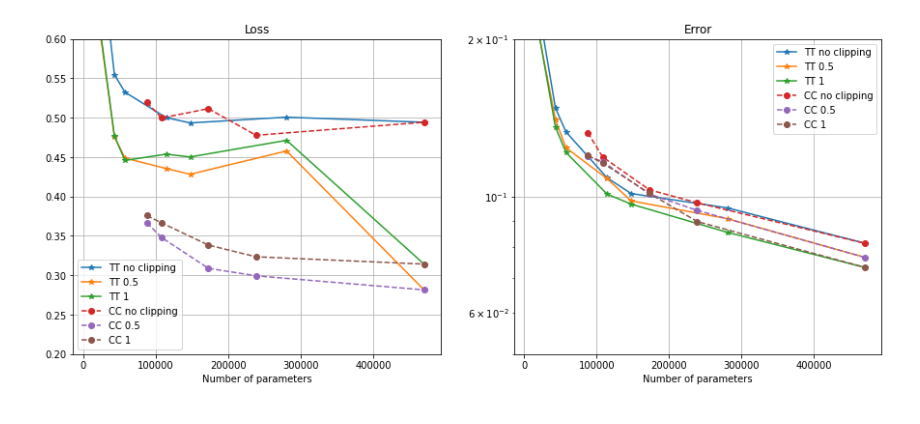
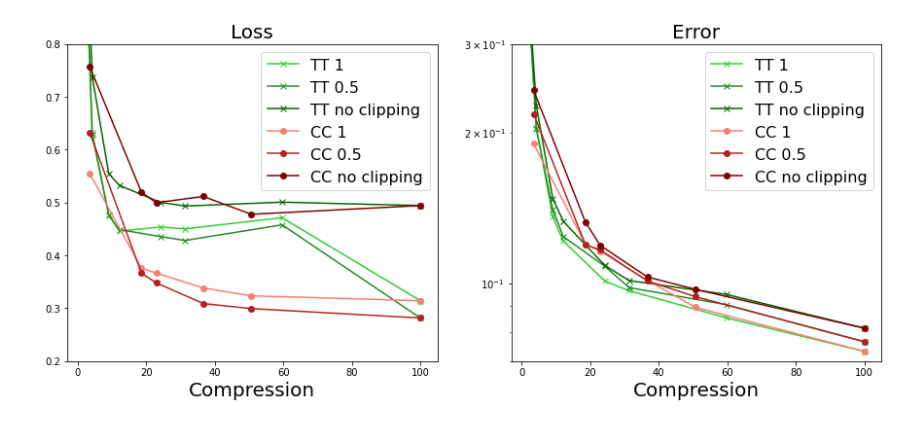
Before and after one commit to WhiteTeaDragon/SingularValues, a Jupyter notebook: TTvsCC/TTvsCC.ipynb, the cells around one changed output. Saved outputs shown, nothing was run; the diff lists cells and outputs as text; code cells hidden in the pictures.

```diff
--- a/TTvsCC/TTvsCC.ipynb
+++ b/TTvsCC/TTvsCC.ipynb
@@ -30,7 +33,10 @@ def values(isTT, params):
                 else:
                     history = pickle.load(open('trainHistoryDict' + names_by_clip[j] + "_200_epochs", "rb"))
             else:
-                history = pickle.load(open('n_' + str(i) + '_trainHistoryDict' + names_by_clip[j], "rb"))
+                str_i = str(i)
+                if i == 200:
+                    str_i = "c0"
+                history = pickle.load(open('n_' + str_i + '_trainHistoryDict' + names_by_clip[j], "rb"))
             ind = np.argmax(history['val_acc'])
             best_val_loss[j].append(history['val_loss'][ind])
             best_val_err[j].append(1 - history['val_acc'][ind])
@@ -43,4 +49,4 @@ def values(isTT, params):
     return number_of_params, best_val_err, best_val_loss
 # %%
 number_of_params_tt, best_val_err_tt, best_val_loss_tt = values(True, (1, 2, 4, 8, 10, 16, 20, 32))
-number_of_params_cc, best_val_err_cc, best_val_loss_cc = values(False, (7, 5, 3, 2))
+number_of_params_cc, best_val_err_cc, best_val_loss_cc = values(False, (200, 7, 5, 3, 2))
@@ -64,34 +53,39 @@ Learning rate:  0.001
+# %%
+number_of_params_tt = number_of_params_tt / np.max(number_of_params_tt) * 100
+number_of_params_cc = number_of_params_cc / np.max(number_of_params_cc) * 100
 # %%
 import matplotlib.pyplot as plt
 
 fig, axs = plt.subplots(1, 2, figsize=(15, 6))
 axs[0].grid(True)
 axs[1].grid(True)
-axs[0].plot(number_of_params_tt, best_val_loss_tt[0], '*', linestyle='-', label='TT no clipping')
-axs[0].plot(number_of_params_tt, best_val_loss_tt[1], '*', linestyle='-', label='TT 0.5')
-axs[0].plot(number_of_params_tt, best_val_loss_tt[2], '*', linestyle='-', label='TT 1')
-axs[0].plot(number_of_params_cc, best_val_loss_cc[0], 'o', linestyle='--', label='CC no clipping')
-axs[0].plot(number_of_params_cc, best_val_loss_cc[1], 'o', linestyle='--', label='CC 0.5')
-axs[0].plot(number_of_params_cc, best_val_loss_cc[2], 'o', linestyle='--', label='CC 1')
-axs[0].set_title('Loss')
-axs[0].set_xlabel('Number of parameters')
-axs[0].set_ylim(0.2, 0.6)
+axs[0].plot(number_of_params_tt, best_val_loss_tt[2], 'x-', c='limegreen', label='TT 1')
+axs[0].plot(number_of_params_tt, best_val_loss_tt[1], 'x-', c='forestgreen', label='TT 0.5')
+axs[0].plot(number_of_params_tt, best_val_loss_tt[0], 'x-', c='darkgreen', label='TT no clipping')
+axs[0].plot(number_of_params_cc, best_val_loss_cc[2], 'o-', c='salmon', label='CC 1')
+axs[0].plot(number_of_params_cc, best_val_loss_cc[1], 'o-', c='firebrick', label='CC 0.5')
+axs[0].plot(number_of_params_cc, best_val_loss_cc[0], 'o-', c='maroon', label='CC no clipping')
+axs[0].set_title('Loss', fontsize=20)
+axs[0].set_xlabel('Compression', fontsize=20)
+axs[0].set_ylim(0.2, 0.8)
+axs[0].grid(False)
 
-axs[1].plot(number_of_params_tt, best_val_err_tt[0], '*', linestyle='-', label='TT no clipping')
-axs[1].plot(number_of_params_tt, best_val_err_tt[1], '*', linestyle='-', label='TT 0.5')
-axs[1].plot(number_of_params_tt, best_val_err_tt[2], '*', linestyle='-', label='TT 1')
-axs[1].plot(number_of_params_cc, best_val_err_cc[0], 'o', linestyle='--', label='CC no clipping')
-axs[1].plot(number_of_params_cc, best_val_err_cc[1], 'o', linestyle='--', label='CC 0.5')
-axs[1].plot(number_of_params_cc, best_val_err_cc[2], 'o', linestyle='--', label='CC 1')
-axs[1].set_title('Error')
-axs[1].set_xlabel('Number of parameters')
+axs[1].plot(number_of_params_tt, best_val_err_tt[2], 'x-', c='limegreen', label='TT 1')
+axs[1].plot(number_of_params_tt, best_val_err_tt[1], 'x-', c='forestgreen', label='TT 0.5')
+axs[1].plot(number_of_params_tt, best_val_err_tt[0], 'x-', c='darkgreen', label='TT no clipping')
+axs[1].plot(number_of_params_cc, best_val_err_cc[2], 'o-', c='salmon', label='CC 1')
+axs[1].plot(number_of_params_cc, best_val_err_cc[1], 'o-', c='firebrick', label='CC 0.5')
+axs[1].plot(number_of_params_cc, best_val_err_cc[0], 'o-', c='maroon', label='CC no clipping')
+axs[1].set_title('Error', fontsize=20)
+axs[1].set_xlabel('Compression', fontsize=20)
 axs[1].set_yscale('log')
-axs[1].set_ylim(0.05, 0.2)
+axs[1].set_ylim(0.07, 0.3)
+axs[1].grid(False)
 
-axs[0].legend(loc='best')
-_ = axs[1].legend(loc='best')
+axs[0].legend(loc='best', fontsize=16)
+_ = axs[1].legend(loc='best', fontsize=16)
 # %% [output]
-[figure, old version]
+[figure, new version]
 # %%
 plt.figure(figsize=(14, 8))
 plt.grid(True)
```
Also changed, not shown: parts of 3 cells of this notebook.
